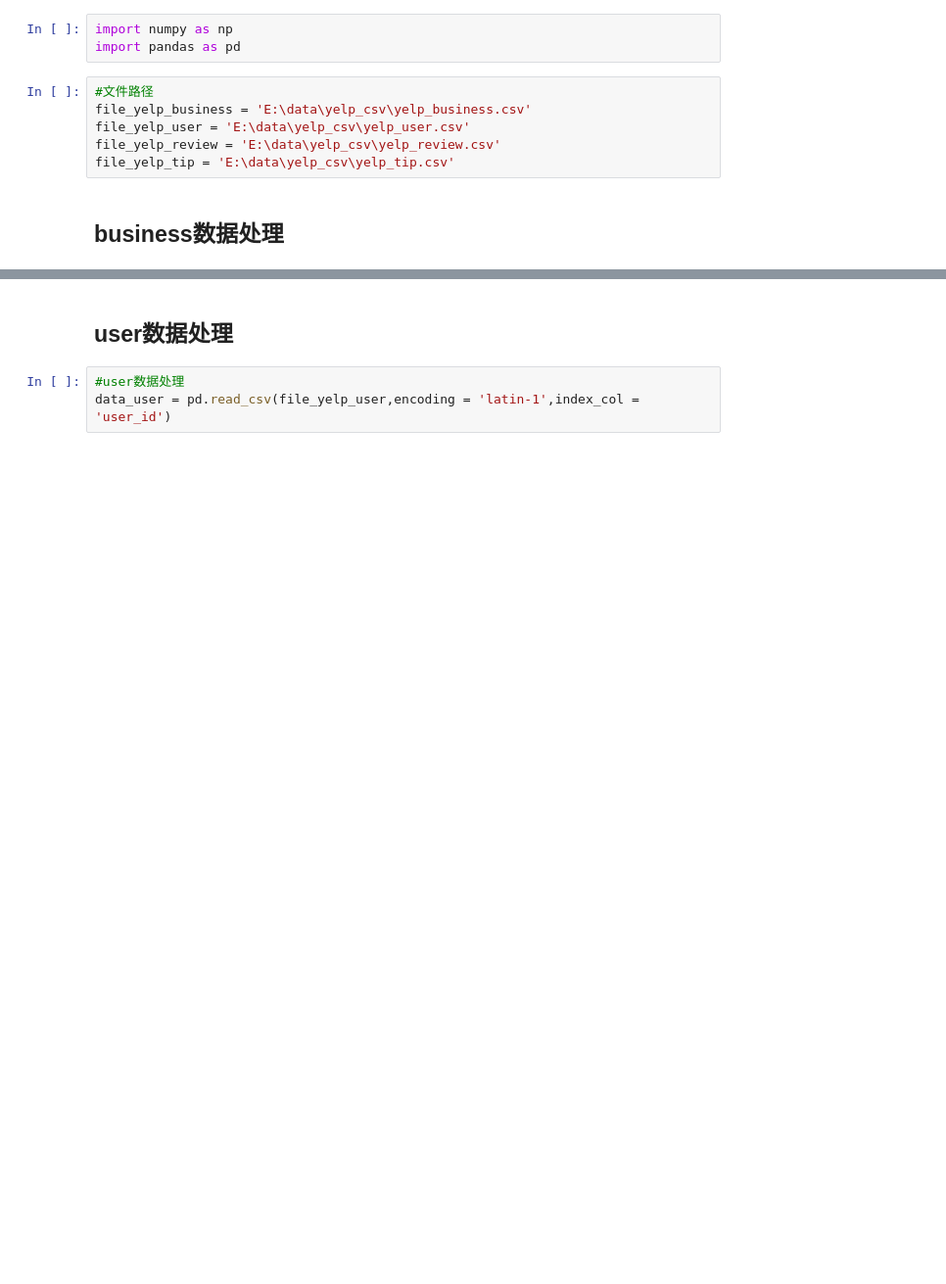
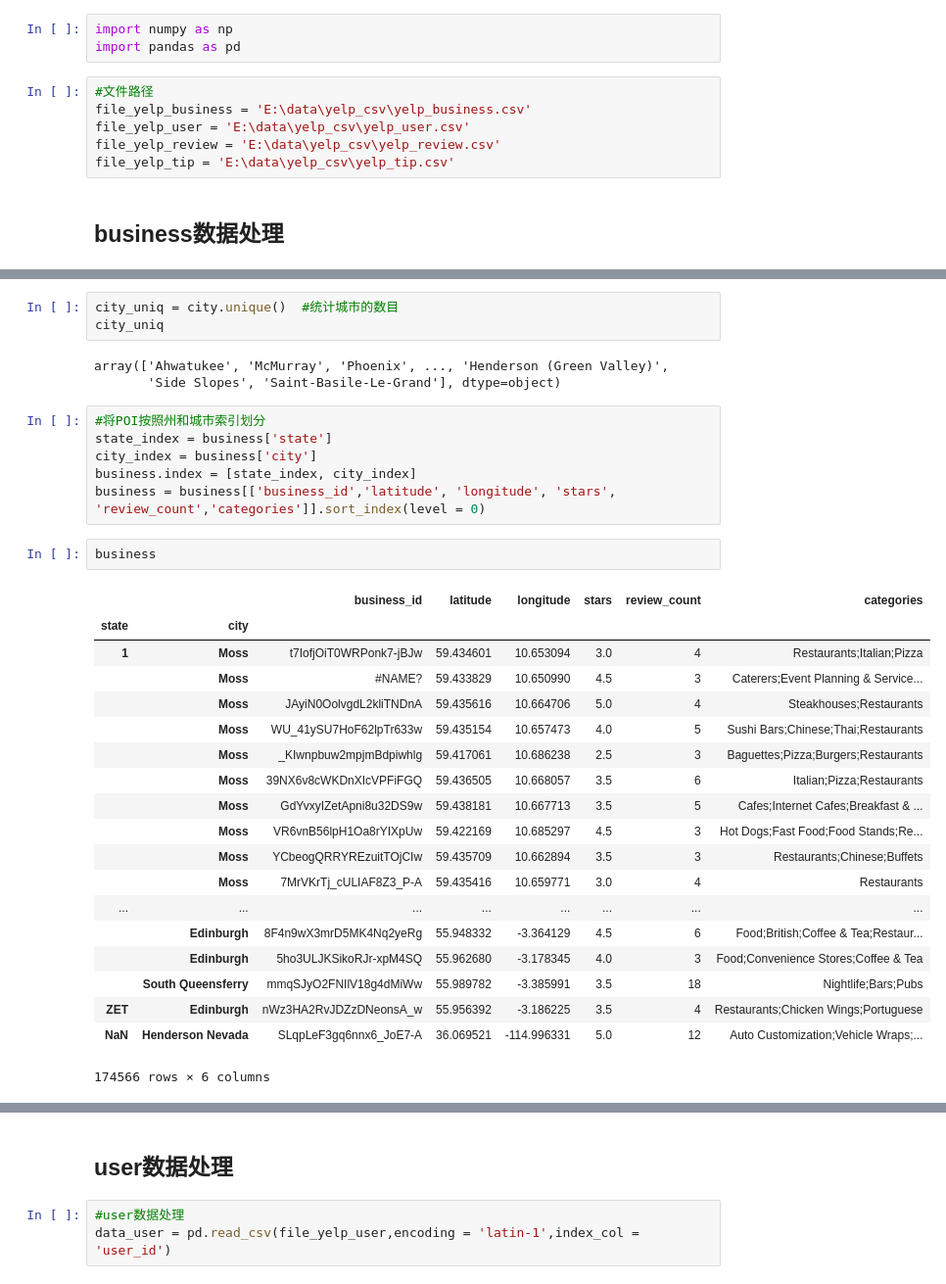
Before and after one commit to guolipa/Recommender-System, a Jupyter notebook: RS-LBSN/code/yelp data_preprocessing.ipynb, the cells around one changed output, grey strips where cells are left out. Shown at 98% size. Cells and saved outputs as stored; diff of their text form; blank space fills up the shorter version.

```diff
--- a/RS-LBSN/code/yelp data_preprocessing.ipynb
+++ b/RS-LBSN/code/yelp data_preprocessing.ipynb
@@ -56,0 +113,34 @@ business
+# %%
+city_uniq = city.unique()  #统计城市的数目
+city_uniq
+# %% [output]
+array(['Ahwatukee', 'McMurray', 'Phoenix', ..., 'Henderson (Green Valley)',
+       'Side Slopes', 'Saint-Basile-Le-Grand'], dtype=object)
+# %%
+#将POI按照州和城市索引划分
+state_index = business['state']
+city_index = business['city']
+business.index = [state_index, city_index]
+business = business[['business_id','latitude', 'longitude', 'stars', 'review_count','categories']].sort_index(level = 0)
+# %%
+business
+# %% [output]
+|  |  | business_id | latitude | longitude | stars | review_count | categories |
+| state | city |  |  |  |  |  |  |
+| 1 | Moss | t7IofjOiT0WRPonk7-jBJw | 59.434601 | 10.653094 | 3.0 | 4 | Restaurants;Italian;Pizza |
+|  | Moss | #NAME? | 59.433829 | 10.650990 | 4.5 | 3 | Caterers;Event Planning & Service... |
+|  | Moss | JAyiN0OolvgdL2kliTNDnA | 59.435616 | 10.664706 | 5.0 | 4 | Steakhouses;Restaurants |
+|  | Moss | WU_41ySU7HoF62lpTr633w | 59.435154 | 10.657473 | 4.0 | 5 | Sushi Bars;Chinese;Thai;Restaurants |
+|  | Moss | _KIwnpbuw2mpjmBdpiwhlg | 59.417061 | 10.686238 | 2.5 | 3 | Baguettes;Pizza;Burgers;Restaurants |
+|  | Moss | 39NX6v8cWKDnXIcVPFiFGQ | 59.436505 | 10.668057 | 3.5 | 6 | Italian;Pizza;Restaurants |
+|  | Moss | GdYvxyIZetApni8u32DS9w | 59.438181 | 10.667713 | 3.5 | 5 | Cafes;Internet Cafes;Breakfast & ... |
+|  | Moss | VR6vnB56lpH1Oa8rYIXpUw | 59.422169 | 10.685297 | 4.5 | 3 | Hot Dogs;Fast Food;Food Stands;Re... |
+|  | Moss | YCbeogQRRYREzuitTOjCIw | 59.435709 | 10.662894 | 3.5 | 3 | Restaurants;Chinese;Buffets |
+|  | Moss | 7MrVKrTj_cULIAF8Z3_P-A | 59.435416 | 10.659771 | 3.0 | 4 | Restaurants |
+| ... | ... | ... | ... | ... | ... | ... | ... |
+|  | Edinburgh | 8F4n9wX3mrD5MK4Nq2yeRg | 55.948332 | -3.364129 | 4.5 | 6 | Food;British;Coffee & Tea;Restaur... |
+|  | Edinburgh | 5ho3ULJKSikoRJr-xpM4SQ | 55.962680 | -3.178345 | 4.0 | 3 | Food;Convenience Stores;Coffee & Tea |
+|  | South Queensferry | mmqSJyO2FNIlV18g4dMiWw | 55.989782 | -3.385991 | 3.5 | 18 | Nightlife;Bars;Pubs |
+| ZET | Edinburgh | nWz3HA2RvJDZzDNeonsA_w | 55.956392 | -3.186225 | 3.5 | 4 | Restaurants;Chicken Wings;Portuguese |
+| NaN | Henderson Nevada | SLqpLeF3gq6nnx6_JoE7-A | 36.069521 | -114.996331 | 5.0 | 12 | Auto Customization;Vehicle Wraps;... |
+174566 rows × 6 columns
```
Also changed, not shown: parts of 13 cells of this notebook.
